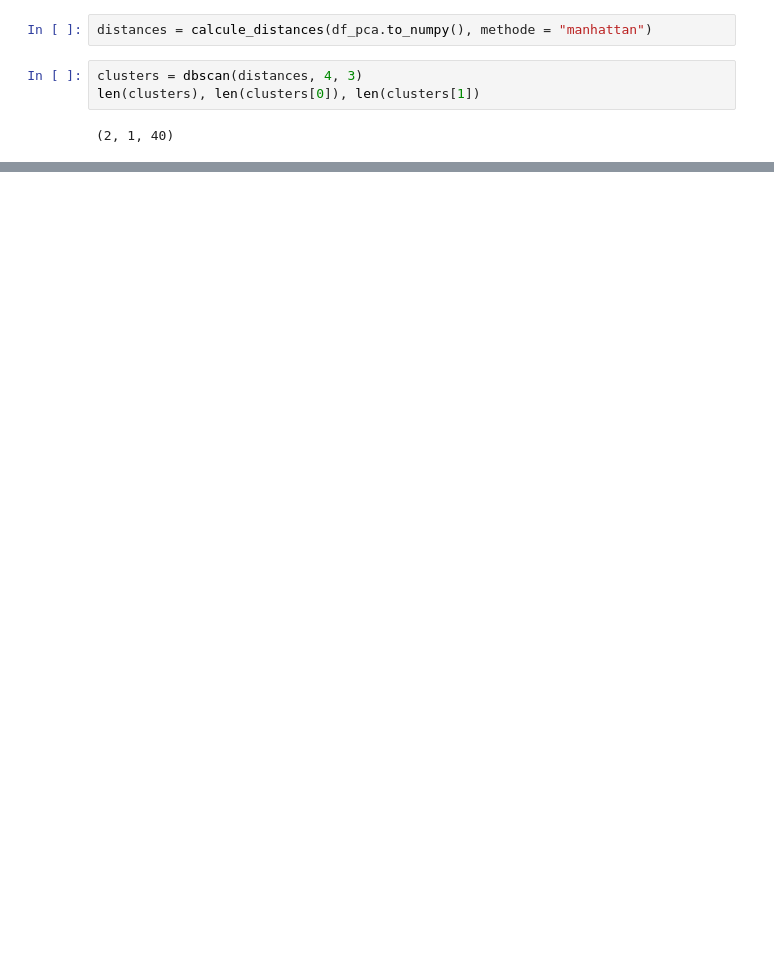
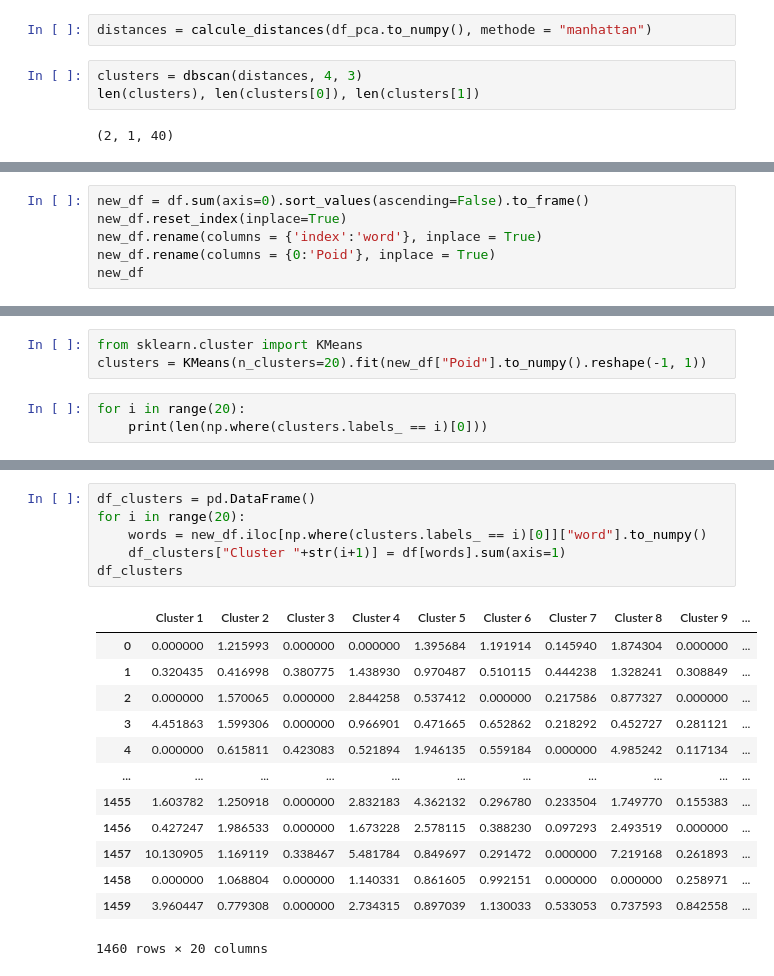
Before and after one commit to IliesChibane/Intelligent-Information-retrieval-System, a Jupyter notebook: Notebook/SRI_TextMining.ipynb, the cells around one changed output, grey strips where cells are left out. Saved outputs shown, nothing was run; the diff lists cells and outputs as text; blank space fills up the shorter version.

```diff
--- a/Notebook/SRI_TextMining.ipynb
+++ b/Notebook/SRI_TextMining.ipynb
@@ -185,0 +270,6 @@ len(clusters), len(clusters[0]), len(clusters[1])
+# %%
+new_df = df.sum(axis=0).sort_values(ascending=False).to_frame()
+new_df.reset_index(inplace=True)
+new_df.rename(columns = {'index':'word'}, inplace = True)
+new_df.rename(columns = {0:'Poid'}, inplace = True)
+new_df
@@ -185,0 +355,6 @@ len(clusters), len(clusters[0]), len(clusters[1])
+# %%
+from sklearn.cluster import KMeans
+clusters = KMeans(n_clusters=20).fit(new_df["Poid"].to_numpy().reshape(-1, 1))
+# %%
+for i in range(20):
+    print(len(np.where(clusters.labels_ == i)[0]))
@@ -185,0 +382,20 @@ len(clusters), len(clusters[0]), len(clusters[1])
+# %%
+df_clusters = pd.DataFrame()
+for i in range(20):
+    words = new_df.iloc[np.where(clusters.labels_ == i)[0]]["word"].to_numpy()
+    df_clusters["Cluster "+str(i+1)] = df[words].sum(axis=1)
+df_clusters
+# %% [output]
+|  | Cluster 1 | Cluster 2 | Cluster 3 | Cluster 4 | Cluster 5 | Cluster 6 | Cluster 7 | Cluster 8 | Cluster 9 | ... |
+| 0 | 0.000000 | 1.215993 | 0.000000 | 0.000000 | 1.395684 | 1.191914 | 0.145940 | 1.874304 | 0.000000 | ... |
+| 1 | 0.320435 | 0.416998 | 0.380775 | 1.438930 | 0.970487 | 0.510115 | 0.444238 | 1.328241 | 0.308849 | ... |
+| 2 | 0.000000 | 1.570065 | 0.000000 | 2.844258 | 0.537412 | 0.000000 | 0.217586 | 0.877327 | 0.000000 | ... |
+| 3 | 4.451863 | 1.599306 | 0.000000 | 0.966901 | 0.471665 | 0.652862 | 0.218292 | 0.452727 | 0.281121 | ... |
+| 4 | 0.000000 | 0.615811 | 0.423083 | 0.521894 | 1.946135 | 0.559184 | 0.000000 | 4.985242 | 0.117134 | ... |
+| ... | ... | ... | ... | ... | ... | ... | ... | ... | ... | ... |
+| 1455 | 1.603782 | 1.250918 | 0.000000 | 2.832183 | 4.362132 | 0.296780 | 0.233504 | 1.749770 | 0.155383 | ... |
+| 1456 | 0.427247 | 1.986533 | 0.000000 | 1.673228 | 2.578115 | 0.388230 | 0.097293 | 2.493519 | 0.000000 | ... |
+| 1457 | 10.130905 | 1.169119 | 0.338467 | 5.481784 | 0.849697 | 0.291472 | 0.000000 | 7.219168 | 0.261893 | ... |
+| 1458 | 0.000000 | 1.068804 | 0.000000 | 1.140331 | 0.861605 | 0.992151 | 0.000000 | 0.000000 | 0.258971 | ... |
+| 1459 | 3.960447 | 0.779308 | 0.000000 | 2.734315 | 0.897039 | 1.130033 | 0.533053 | 0.737593 | 0.842558 | ... |
+1460 rows × 20 columns
```
Also changed, not shown: parts of 45 cells of this notebook.
